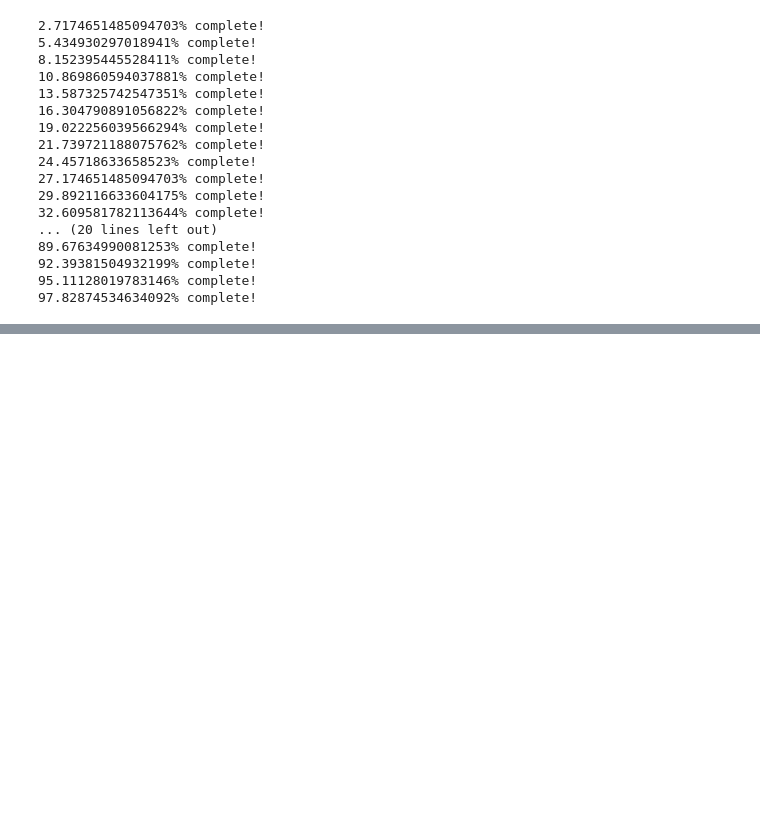
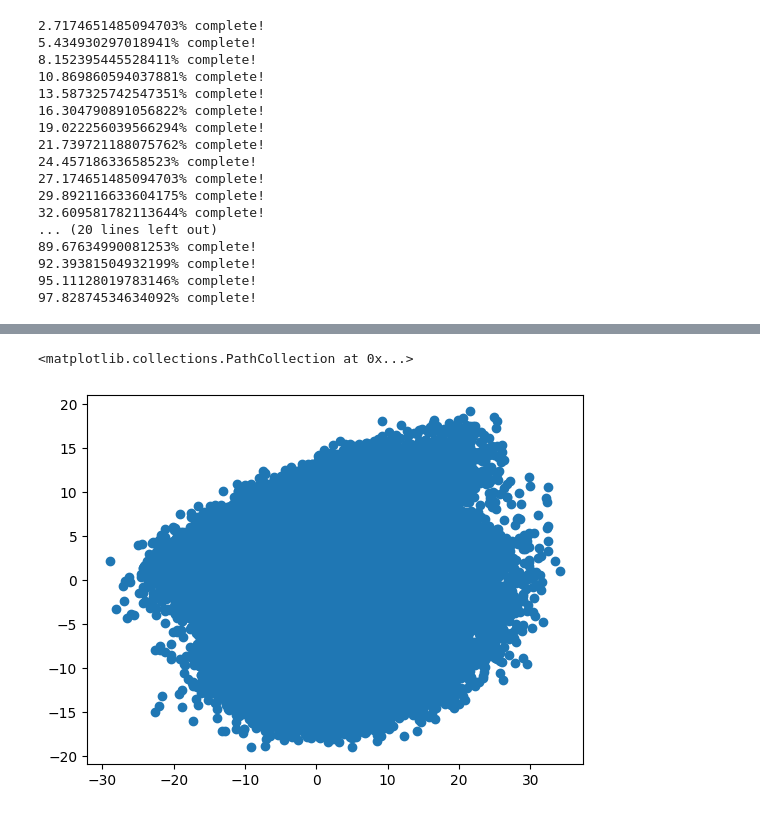
Before and after one commit to ninasachdev/QCB557_project, a Jupyter notebook: make_dict.ipynb, the cells around one changed output, grey strips where cells are left out. Saved outputs shown, nothing was run; the diff lists cells and outputs as text; code cells hidden in the pictures; blank space fills up the shorter version.

Commit message:
add code for processing attention weights, identify positive and negative motifs, and creating metadata table for PCA+UMAP

```diff
--- a/make_dict.ipynb
+++ b/make_dict.ipynb
@@ -204,0 +267,9 @@ First key content:
+# %%
+attention_weights_list = []
+for seq,data in results_dict.items():
+    attention_weights = data['attention_weights'][0]
+    attention_weights_list.append(data['attention_weights'][0])
+# %%
+attention_weights_df = pd.DataFrame(attention_weights_list)
+attention_weights_df.index = list(results_dict.keys())
+attention_weights_df.columns = [f'token{x}' for x in range(attention_weights_df.shape[1])]
@@ -204,0 +292,15 @@ First key content:
+# %%
+#perform PCA on attention weights matrix
+from sklearn.decomposition import PCA
+from sklearn.preprocessing import StandardScaler
+
+# Standardize the features
+scaler = StandardScaler()
+scaled_data = scaler.fit_transform(attention_weights_df)
+
+# Perform PCA
+pca = PCA(n_components=2)  # You can change the number of components as needed
+principal_components = pca.fit_transform(scaled_data)
+
+PC_df = pd.DataFrame(data=principal_components, columns=['PC1', 'PC2'])
+PC_df.index = attention_weights_df.index
@@ -204,0 +314,8 @@ First key content:
+# %%
+plt.scatter(
+    PC_df['PC1'],
+    PC_df['PC2']
+)
+# %% [output]
+<matplotlib.collections.PathCollection at 0x...>
+[figure, added]
```
Also changed, not shown: parts of 10 cells of this notebook.
